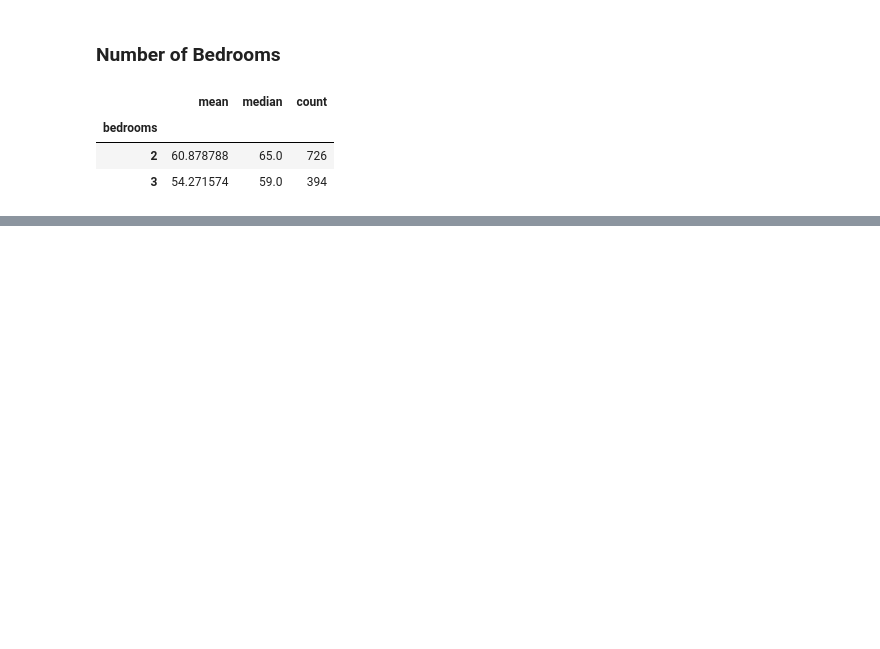
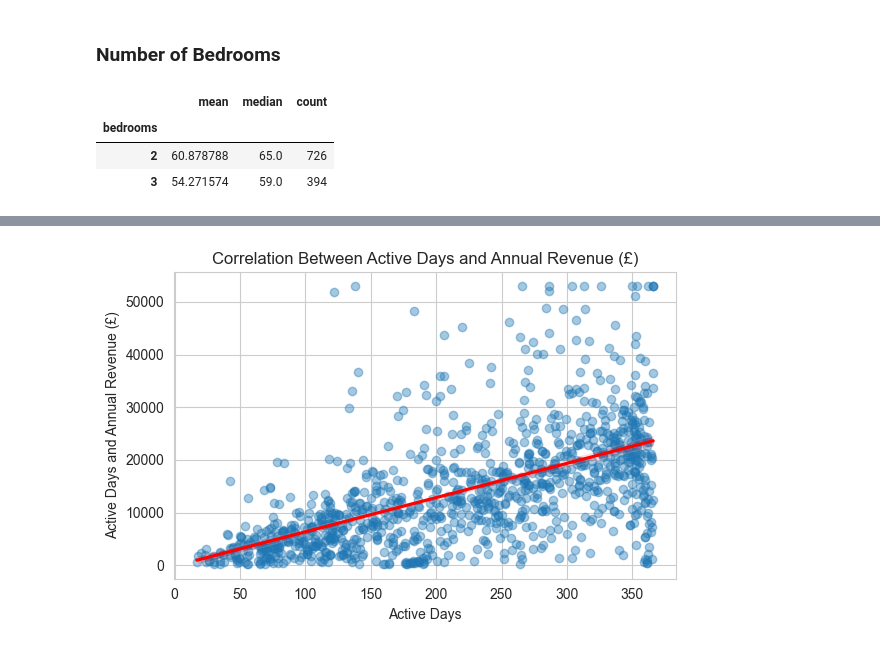
Before and after one commit to AvChilds/serviced_accommodation_ML_project, a Jupyter notebook: masters_assignment_1.ipynb, the cells around one changed output, grey strips where cells are left out. Saved outputs shown, nothing was run; the diff lists cells and outputs as text; code cells hidden in the pictures; blank space fills up the shorter version.

```diff
--- a/masters_assignment_1.ipynb
+++ b/masters_assignment_1.ipynb
@@ -764,3 +794,14 @@ plt.show()
+# %%
+plt.figure(figsize=(6, 4))
+sns.regplot(data=data, x='active_days', y='year_revenue_winsorised', scatter_kws={'alpha':0.4}, line_kws={'color':'red'})
+plt.title('Correlation Between Active Days and Annual Revenue (£)')
+plt.xlabel('Active Days')
+plt.ylabel('Active Days and Annual Revenue (£)')
+plt.grid(True)
+plt.tight_layout()
+plt.show()
+# %% [output]
+[figure, added]
 # %%
 plt.figure(figsize=(6, 4))
 sns.regplot(data=data, x='num_reviews', y='occupancy', scatter_kws={'alpha':0.4}, line_kws={'color':'red'})
```
Also changed, not shown: parts of 20 cells of this notebook.
